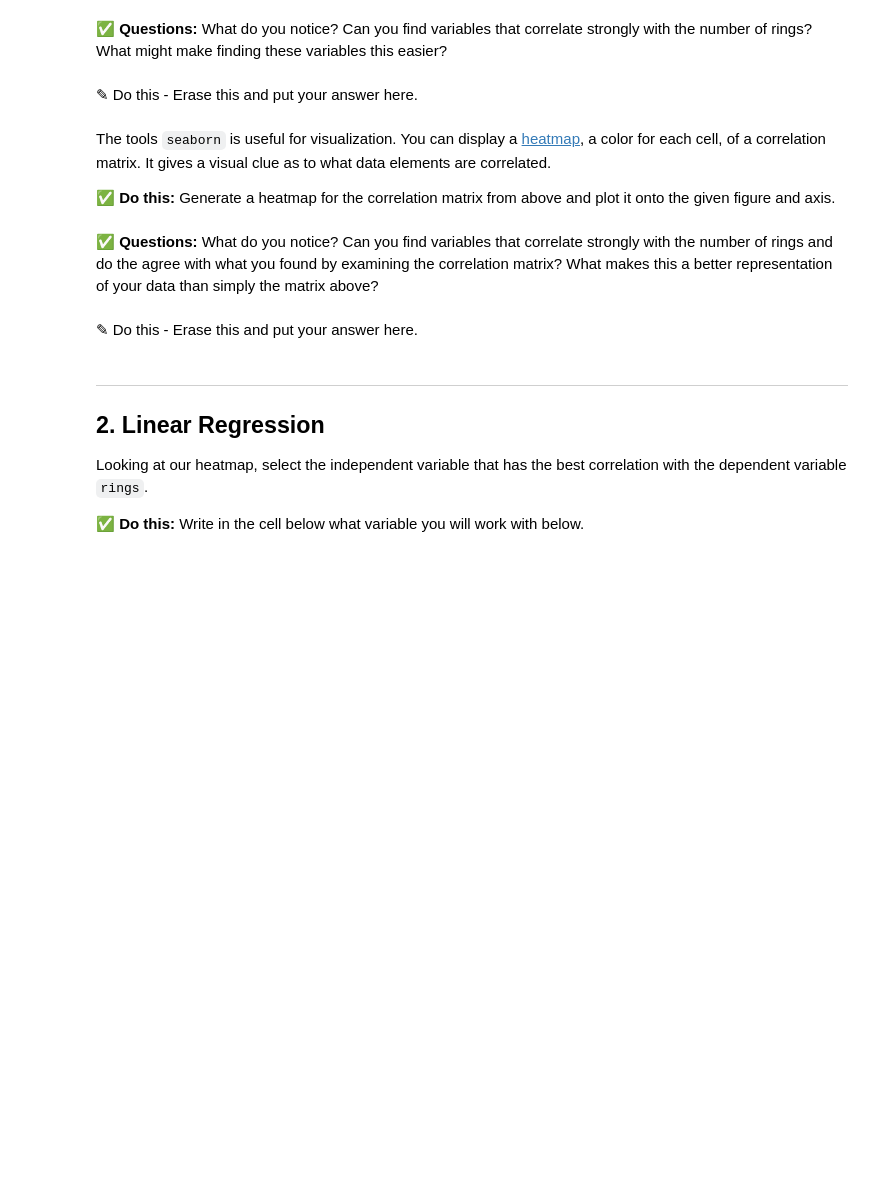
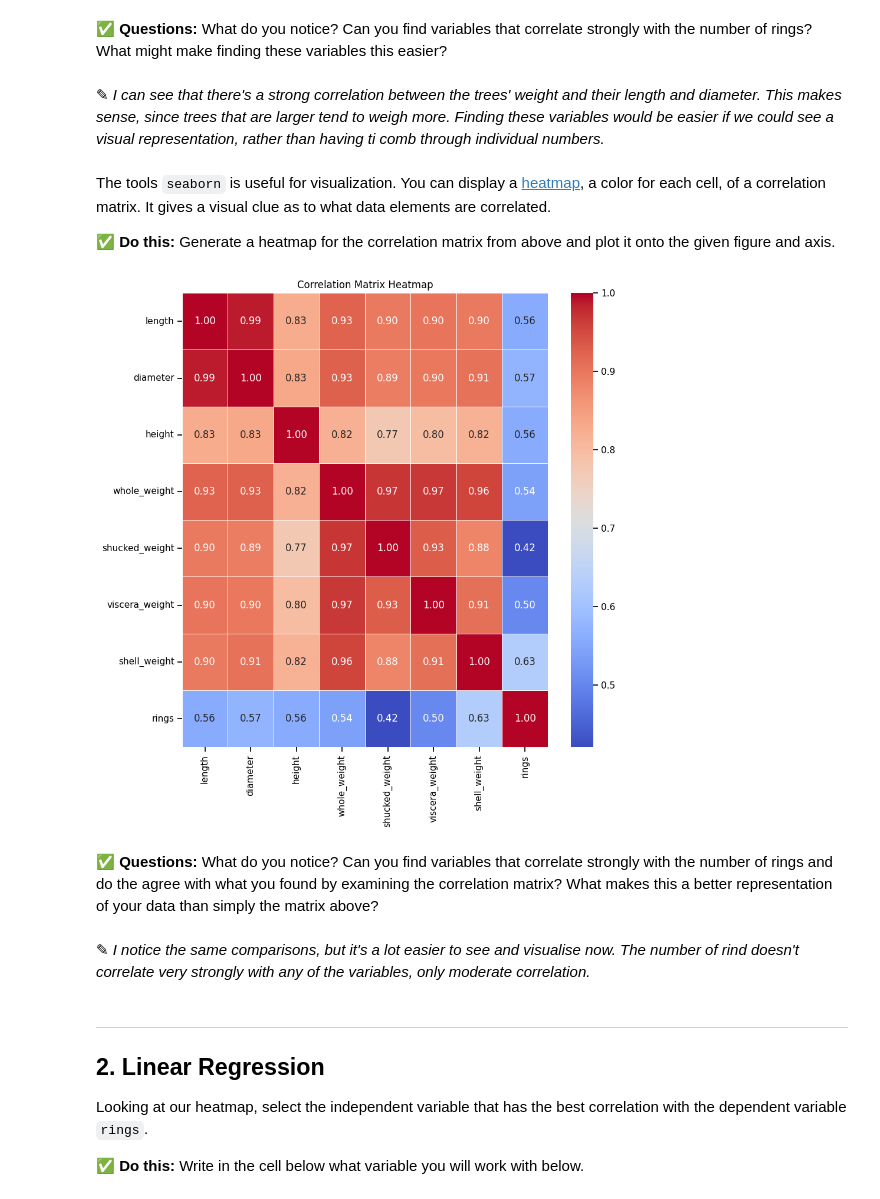
Before and after one commit to Jil-mueller/CMSE202-f25-turnin, a Jupyter notebook: day-13-in-class/Day-13_In-Class-Regression-STUDENT.ipynb, the cells around one changed output. Cells and saved outputs as stored; diff of their text form; code cells hidden in the pictures; blank space fills up the shorter version.

```diff
--- a/day-13-in-class/Day-13_In-Class-Regression-STUDENT.ipynb
+++ b/day-13-in-class/Day-13_In-Class-Regression-STUDENT.ipynb
@@ -93,3 +120,7 @@ The diagonal of the matrix is all ones since that the correlation of the column
 **&#9989; Do This:** Calculate and display the correlation matrix associated with your data. NOTE: Depending on your numpy version, this step might initially give you an error. If this is the case, remove the sex column from the dataframe.
 # %%
 # put your code here
+data_numeric = data.drop("sex", axis=1)
+correlation_matrix = data_numeric.corr()
+
+correlation_matrix
@@ -96,7 +137,7 @@ The diagonal of the matrix is all ones since that the correlation of the column
 # %% [markdown]
 **&#9989; Questions:** What do you notice? Can you find variables that correlate strongly with the number of rings? What might make finding these variables this easier?
-# %% [markdown]
-<font size=+3>&#9998;</font> Do this - Erase this and put your answer here.
+# %% [markdown]
+<font size=+3>&#9998;</font> _I can see that there's a strong correlation between the trees' weight and their length and diameter. This makes sense, since trees that are larger tend to weigh more. Finding these variables would be easier if we could see a visual representation, rather than having ti comb through individual numbers._
 # %% [markdown]
 The tools `seaborn` is useful for visualization. You can display a [heatmap](https://seaborn.pydata.org/generated/seaborn.heatmap.html), a color for each cell, of a correlation matrix. It gives a visual clue as to what data elements are correlated.
 
@@ -104,10 +145,15 @@ The tools `seaborn` is useful for visualization. You can display a [heatmap](htt
 # %%
 fig, ax = plt.subplots(1,1, figsize = (10,10) )
 # put your code here
+sns.heatmap(correlation_matrix, annot=True, cmap='coolwarm', fmt=".2f", linewidths=.5)
+plt.title('Correlation Matrix Heatmap')
+plt.show()
+# %% [output]
+[figure, added]
 # %% [markdown]
 **&#9989; Questions:** What do you notice? Can you find variables that correlate strongly with the number of rings and do the agree with what you found by examining the correlation matrix? What makes this a better representation of your data than simply the matrix above?
-# %% [markdown]
-<font size=+3>&#9998;</font> Do this - Erase this and put your answer here.
+# %% [markdown]
+<font size=+3>&#9998;</font> _I notice the same comparisons, but it's a lot easier to see and visualise now. The number of rind doesn't correlate very strongly with any of the variables, only moderate correlation._
 # %% [markdown]
 ---
 <a id="regression"></a>
```
Also changed, not shown: parts of 33 cells of this notebook.
